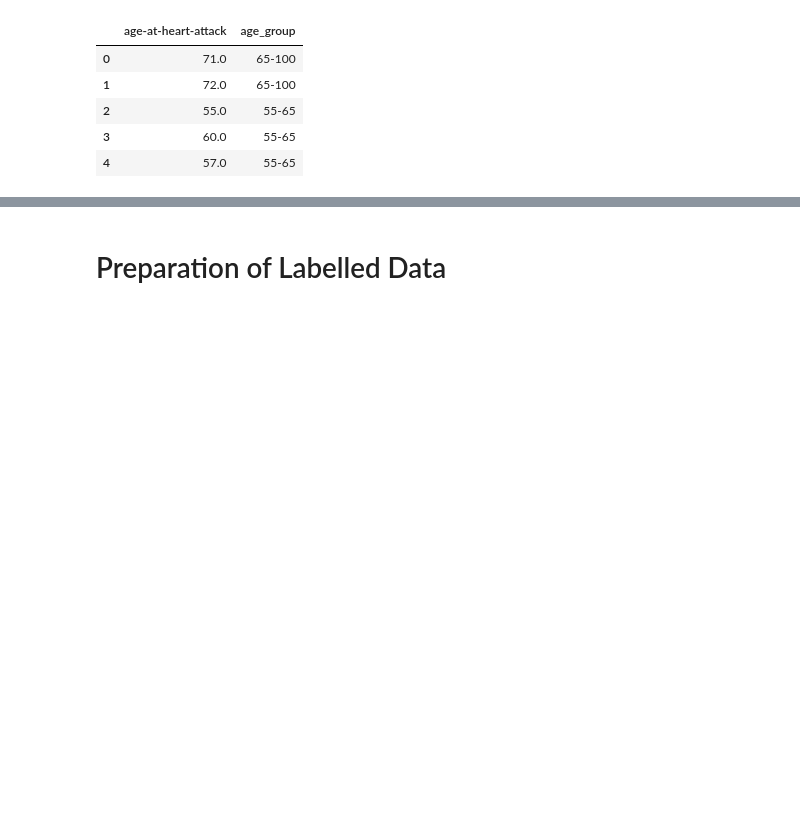
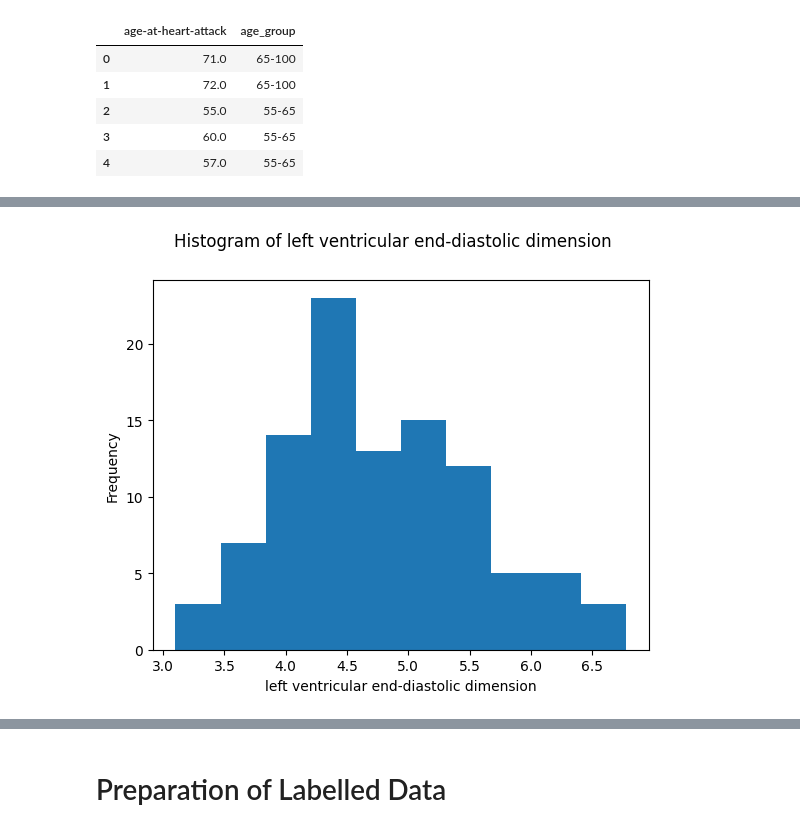
Before and after one commit to oozdal/heart-attack, a Jupyter notebook: heart-attack.ipynb, the cells around one changed output, grey strips where cells are left out. Cells and saved outputs as stored; diff of their text form; code cells hidden in the pictures; blank space fills up the shorter version.

```diff
--- a/heart-attack.ipynb
+++ b/heart-attack.ipynb
@@ -166,0 +172,5 @@ df[['age-at-heart-attack', 'age_group']].head()
+# %%
+# Histogram of left ventricular end-diastolic dimension
+ax = (df['lvdd']).plot(kind='hist',subplots=True,sharex=True,sharey=True,title='Histogram of left ventricular end-diastolic dimension', xlabel="left ventricular end-diastolic dimension")
+# %% [output]
+[figure, added]
```
Also changed, not shown: parts of 73 cells of this notebook, 14 other files.
